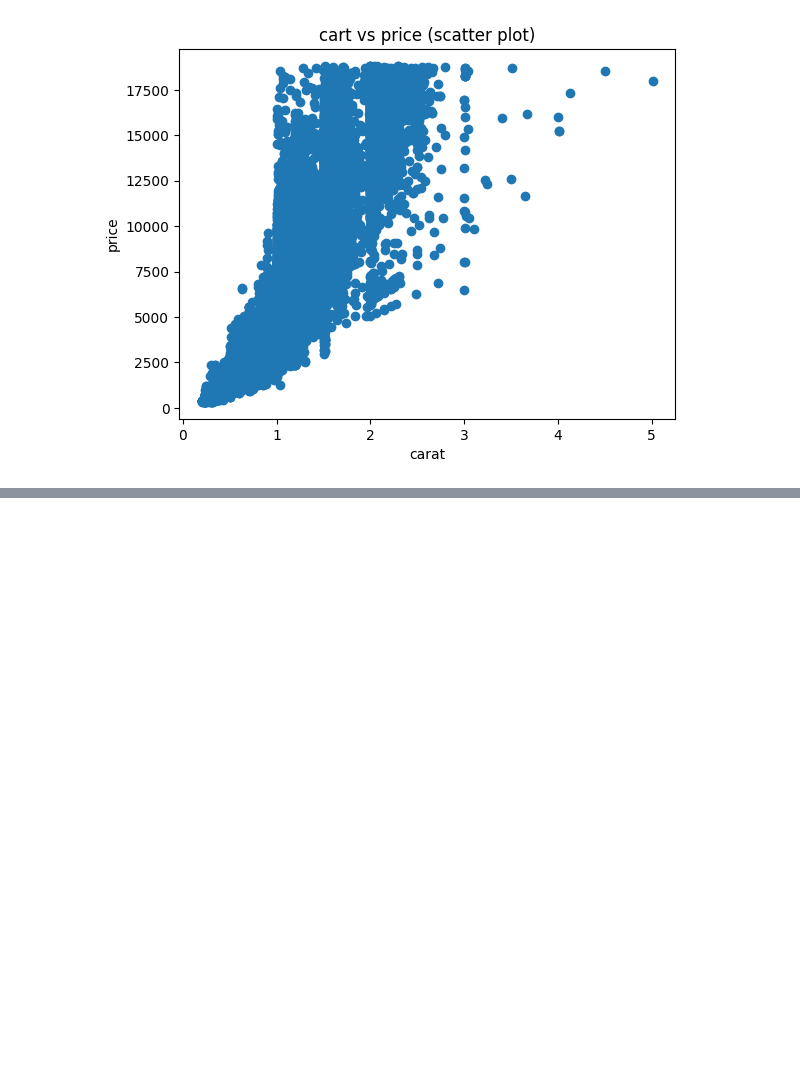
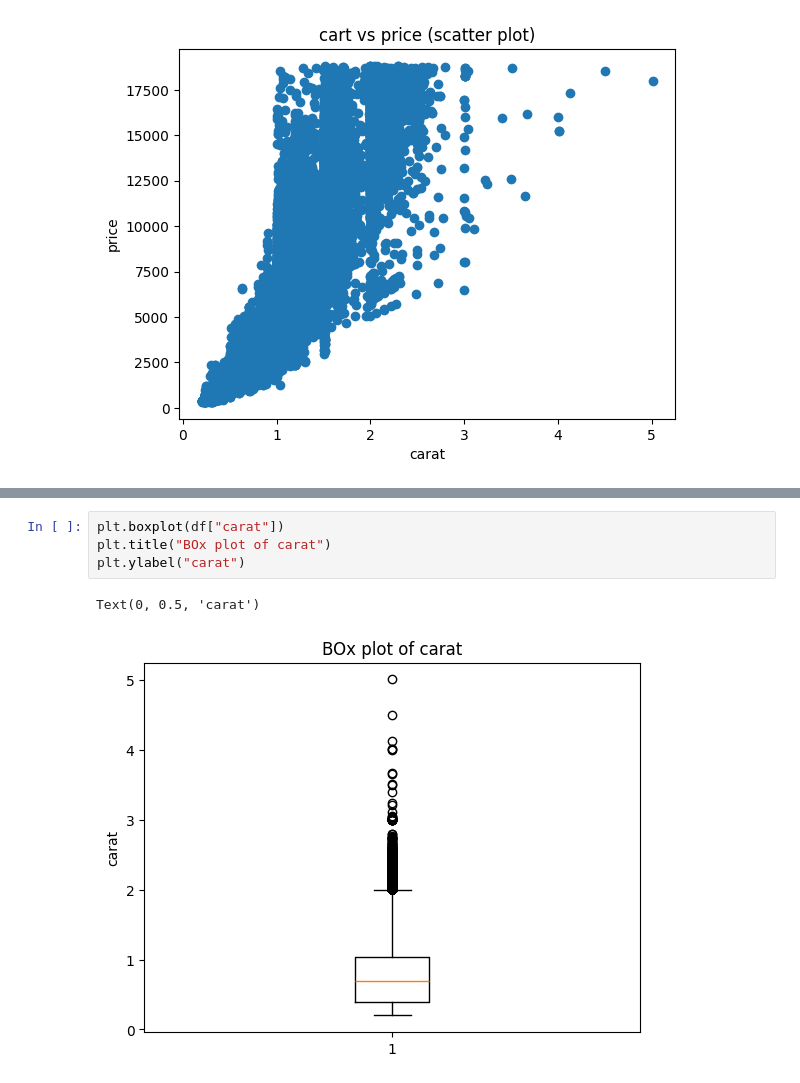
Before and after one commit to IjazUllahKhan/python-ml-ai-journey, a Jupyter notebook: 08_data_visualization/data_visualization_with_matplotlib_and_seaborn.ipynb, the cells around one changed output, grey strips where cells are left out. Cells and saved outputs as stored; diff of their text form; blank space fills up the shorter version.

```diff
--- a/08_data_visualization/data_visualization_with_matplotlib_and_seaborn.ipynb
+++ b/08_data_visualization/data_visualization_with_matplotlib_and_seaborn.ipynb
@@ -38,0 +56,7 @@ Text(0, 0.5, 'price')
+# %%
+plt.boxplot(df["carat"])
+plt.title("BOx plot of carat")
+plt.ylabel("carat")
+# %% [output]
+Text(0, 0.5, 'carat')
+[figure, added]
```
Also changed, not shown: parts of 4 cells of this notebook, 6 other files.
